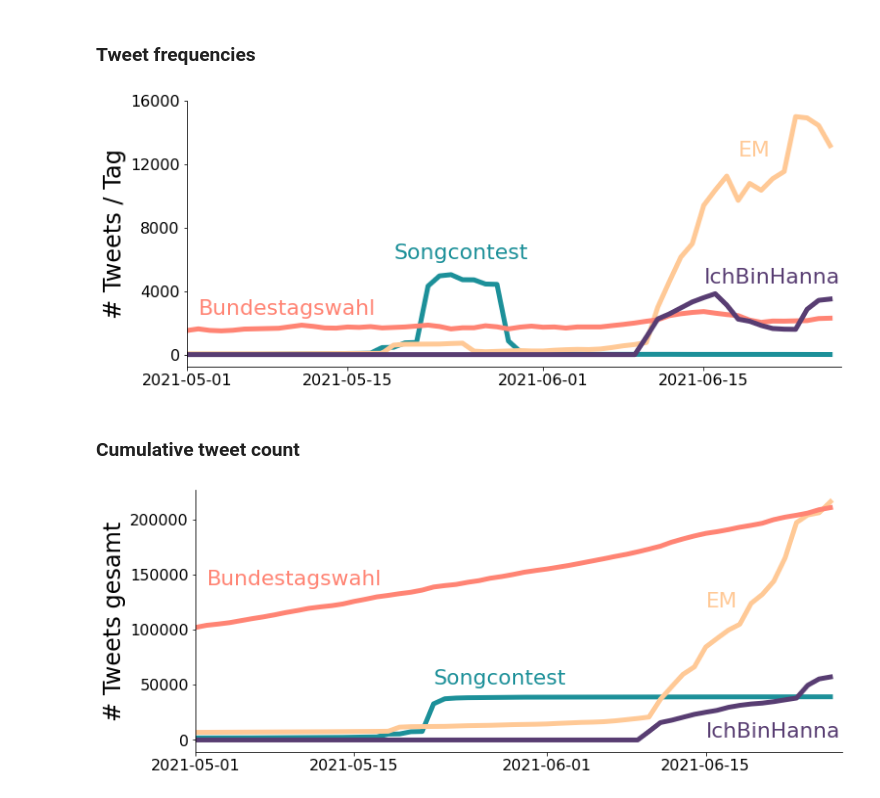
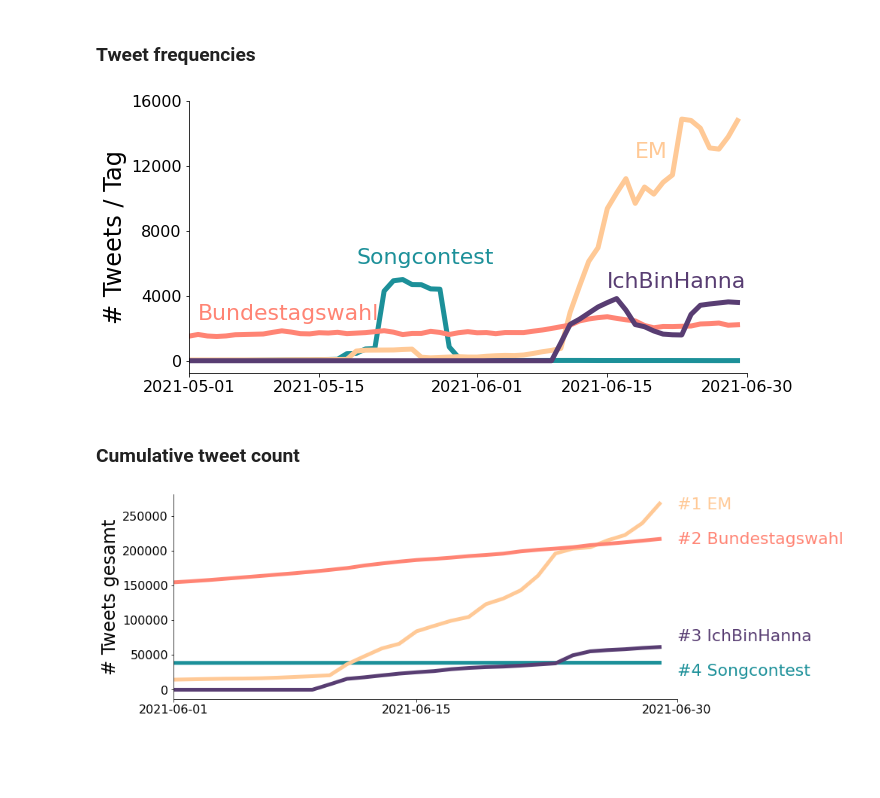
Before and after one commit to LaserStefan/IchbinHanna, a Jupyter notebook: code/frequency_comparison_to_other_events/frequency_comparison_to_other_events.ipynb, the cells around one changed output. Saved outputs shown, nothing was run; the diff lists cells and outputs as text; code cells hidden in the pictures; blank space fills up the shorter version.

```diff
--- a/code/frequency_comparison_to_other_events/frequency_comparison_to_other_events.ipynb
+++ b/code/frequency_comparison_to_other_events/frequency_comparison_to_other_events.ipynb
@@ -56,42 +56,43 @@ total tweets Bundestagswahl 2021 related hasthags: 210624
 # %% [markdown]
 ### Tweet frequencies
 # %%
-fig, ax = plt.subplots(figsize=(12, 5))
+fig, ax = plt.subplots(figsize=(10, 5))
 
 ESC['day_count_avg'] = ESC['day_count'].rolling(7).mean()
 euro['day_count_avg'] = euro['day_count'].rolling(7).mean()
 hanna['day_count_avg'] = hanna['day_count'].rolling(7).mean()
 btw['day_count_avg'] = btw['day_count'].rolling(7).mean()
 
 ax.plot(ESC['start'], ESC['day_count_avg'],
         label='ESC 2021', color=colors[0], lw=5)
 ax.plot(euro['start'], euro['day_count_avg'],
         label='euro 2020', color=colors[2], lw=5)
 ax.plot(btw['start'], btw['day_count_avg'],
         label='Bundestagswahl', color=colors[-3], lw=5)
 ax.plot(hanna['start'], hanna['day_count_avg'],
         label='IchBinHanna', color=colors[-1], lw=5)
 
 ax.spines['right'].set_visible(False)
 ax.spines['top'].set_visible(False)
 
 ax.text(pd.to_datetime('2021-05-02'), 2500, 'Bundestagswahl', fontsize=22, color=colors[-3])
 ax.text(pd.to_datetime('2021-05-19'), 6000, 'Songcontest', fontsize=22, color=colors[0])
 ax.text(pd.to_datetime('2021-06-18'), 12500, 'EM', fontsize=22, color=colors[2])
 ax.text(pd.to_datetime('2021-06-15'), 4500, 'IchBinHanna', fontsize=22, color=colors[-1])
 
-ax.set_xlim(pd.to_datetime('2021-05-01'), pd.to_datetime('2021-06-27'))
+ax.set_xlim(pd.to_datetime('2021-05-01'), pd.to_datetime('2021-06-30'))
 ax.set_ylabel('# Tweets / Tag', fontsize=24)
 ax.set_yticks(range(0, 16001, 4000))
-dateticks = ['2021-05-01', '2021-05-15', '2021-06-01', '2021-06-15']
+dateticks = ['2021-05-01', '2021-05-15', '2021-06-01', '2021-06-15', '2021-06-30']
 ax.set_xticks([pd.to_datetime(tick) for tick in dateticks])
 ax.tick_params(axis='y', labelsize=16)
 ax.tick_params(axis='x', labelsize=16)
 
 plt.savefig(join(dst,'frequency_comparison_to_other_events.pdf'))
+plt.savefig(join(dst,'frequency_comparison_to_other_events.svg'))
 plt.savefig(join(dst,'frequency_comparison_to_other_events.png'), dpi=300)
 # %% [output]
-[figure, old version]
+[figure, new version]
 # %% [markdown]
 ### Cumulative tweet count
 # %%
@@ -114,7 +115,7 @@ ax.plot(hanna['start'], hanna['day_count_cumsum'],
 ax.set_xlim(pd.to_datetime('2021-05-01'), pd.to_datetime('2021-06-27'))
 ax.set_ylabel('# Tweets gesamt', fontsize=24)
 #ax.set_yticks(range(0, 16001, 4000))
-dateticks = ['2021-05-01', '2021-05-15', '2021-06-01', '2021-06-15']
+dateticks = ['2021-05-01', '2021-05-15', '2021-06-01', '2021-06-15', '2021-06-30']
 ax.set_xticks([pd.to_datetime(tick) for tick in dateticks])
 ax.tick_params(axis='y', labelsize=16)
 ax.tick_params(axis='x', labelsize=16)
@@ -122,13 +123,16 @@ ax.tick_params(axis='x', labelsize=16)
 ax.spines['right'].set_visible(False)
 ax.spines['top'].set_visible(False)
 
-ax.text(pd.to_datetime('2021-05-02'), 140000, 'Bundestagswahl', fontsize=22, color=colors[-3])
-ax.text(pd.to_datetime('2021-05-22'), 50000, 'Songcontest', fontsize=22, color=colors[0])
-ax.text(pd.to_datetime('2021-06-15'), 120000, 'EM', fontsize=22, color=colors[2])
-ax.text(pd.to_datetime('2021-06-15'), 2000, 'IchBinHanna', fontsize=22, color=colors[-1])
+ax.text(pd.to_datetime('2021-06-30'), 260000, '#1 EM', fontsize=22, color=colors[2])
+ax.text(pd.to_datetime('2021-06-30'), 210000, '#2 Bundestagswahl', fontsize=22, color=colors[-3])
+ax.text(pd.to_datetime('2021-06-30'), 70000, '#3 IchBinHanna', fontsize=22, color=colors[-1])
+ax.text(pd.to_datetime('2021-06-30'), 20000, '#4 Songcontest', fontsize=22, color=colors[0])
 
-ax.set_xlim(pd.to_datetime('2021-05-01'), pd.to_datetime('2021-06-27'))
+
+
+ax.set_xlim(pd.to_datetime('2021-06-01'), pd.to_datetime('2021-06-30'))
 plt.savefig(join(dst,'frequency_comparison_to_other_events_cumsum.pdf'))
+plt.savefig(join(dst,'frequency_comparison_to_other_events_cumsum.svg'))
 plt.savefig(join(dst,'frequency_comparison_to_other_events_cumsum.png'), dpi=300)
 # %% [output]
-[figure, old version]
+[figure, new version]
```
Also changed, not shown: parts of 3 cells of this notebook, 49 other files.
